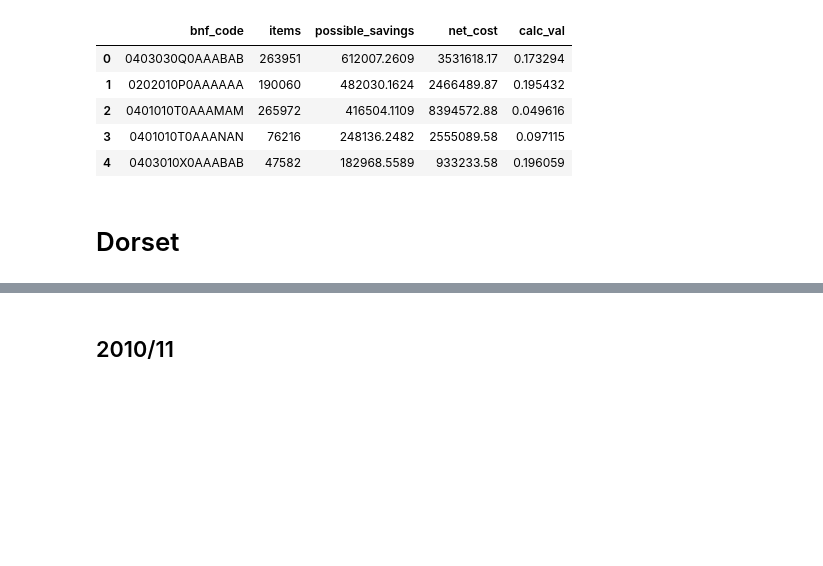
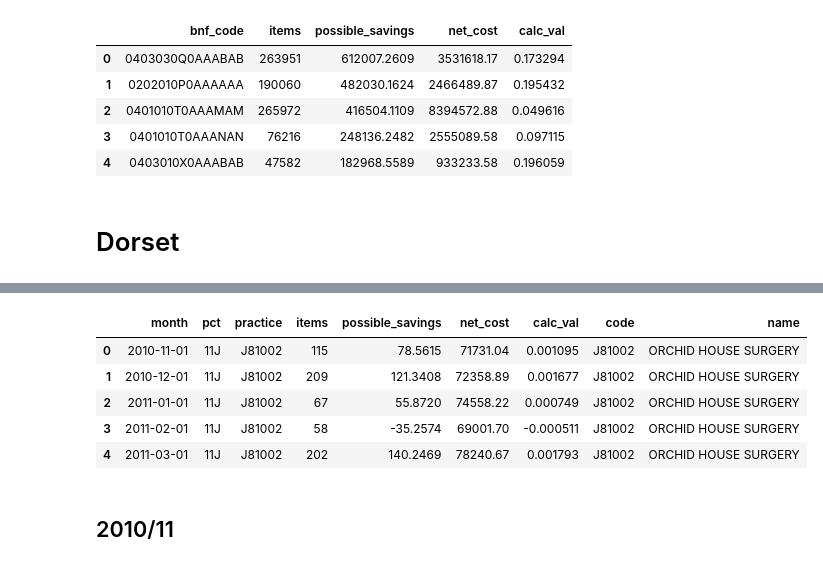
Before and after one commit to ebmdatalab/ghost_branded_generics_paper, a Jupyter notebook: Ghost Branded Generics.ipynb, the cells around one changed output, grey strips where cells are left out. Saved outputs shown, nothing was run; the diff lists cells and outputs as text; code cells hidden in the pictures; blank space fills up the shorter version.

```diff
--- a/Ghost Branded Generics.ipynb
+++ b/Ghost Branded Generics.ipynb
@@ -295,6 +306,15 @@ by_bnf2.head()
 # %%
 pd.set_option('display.max_rows', 500)
 dorset = practice.loc[practice['pct']=='11J']
+dorset = dorset.merge(practice_names, how='left', left_on='practice', right_on='code')
+dorset.head()
+# %% [output]
+|  | month | pct | practice | items | possible_savings | net_cost | calc_val | code | name |
+| 0 | 2010-11-01 | 11J | J81002 | 115 | 78.5615 | 71731.04 | 0.001095 | J81002 | ORCHID HOUSE SURGERY |
+| 1 | 2010-12-01 | 11J | J81002 | 209 | 121.3408 | 72358.89 | 0.001677 | J81002 | ORCHID HOUSE SURGERY |
+| 2 | 2011-01-01 | 11J | J81002 | 67 | 55.8720 | 74558.22 | 0.000749 | J81002 | ORCHID HOUSE SURGERY |
+| 3 | 2011-02-01 | 11J | J81002 | 58 | -35.2574 | 69001.70 | -0.000511 | J81002 | ORCHID HOUSE SURGERY |
+| 4 | 2011-03-01 | 11J | J81002 | 202 | 140.2469 | 78240.67 | 0.001793 | J81002 | ORCHID HOUSE SURGERY |
 # %% [markdown]
 ## 2010/11
 # %%
```
Also changed, not shown: parts of 3 cells of this notebook, 1 other file.
